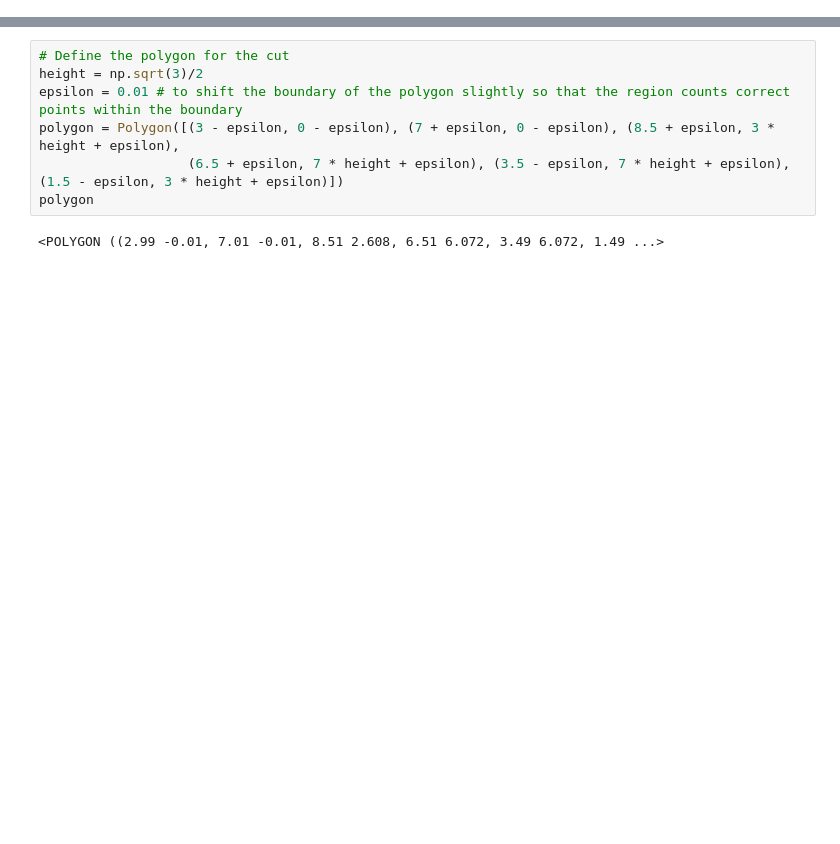
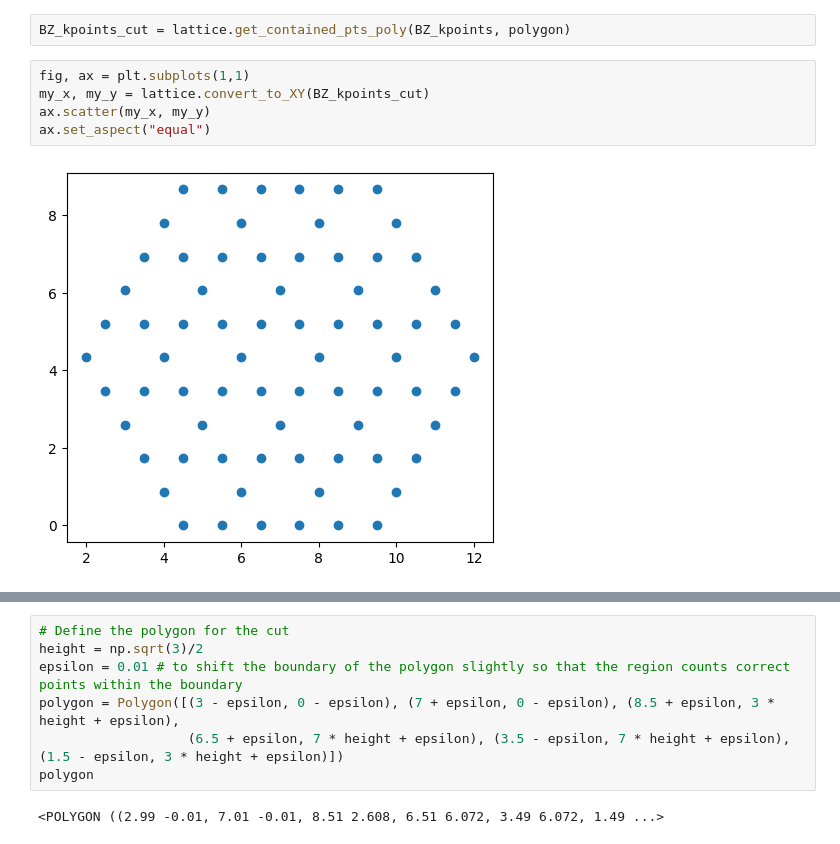
Before and after one commit to teng10/rydberg-vison, a Jupyter notebook: wip.ipynb, the cells around one changed output, grey strips where cells are left out. Saved outputs shown, nothing was run; the diff lists cells and outputs as text; blank space fills up the shorter version.

```diff
--- a/wip.ipynb
+++ b/wip.ipynb
@@ -21,0 +65,9 @@ utils = importlib.reload(utils)
+# %%
+BZ_kpoints_cut = lattice.get_contained_pts_poly(BZ_kpoints, polygon)
+# %%
+fig, ax = plt.subplots(1,1)
+my_x, my_y = lattice.convert_to_XY(BZ_kpoints_cut)
+ax.scatter(my_x, my_y)
+ax.set_aspect("equal")
+# %% [output]
+[figure, added]
```
Also changed, not shown: parts of 27 cells of this notebook, 4 other files.
